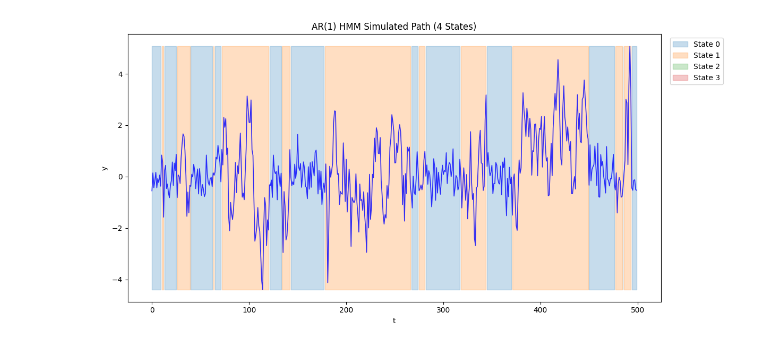
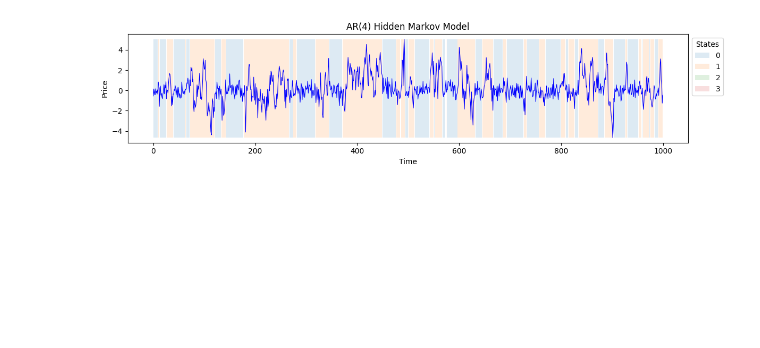
Before and after one commit to egil10/stk-mat2011, a Jupyter notebook: code/notebooks/ark.ipynb, the cells around one changed output. Saved outputs shown, nothing was run; the diff lists cells and outputs as text; code cells hidden in the pictures; blank space fills up the shorter version.

```diff
--- a/code/notebooks/ark.ipynb
+++ b/code/notebooks/ark.ipynb
@@ -8 +10,9 @@ os.makedirs(plot_dir, exist_ok=True)
+# %%
+""" Global parameters """
+
+# Answer to the universe
+np.random.seed(42)
+
+# Number of time periods
+T = 1000
 # %%
@@ -123,28 +180,34 @@ first 5 y values: [ 0.2221 -0.6083  1.945   0.6604 -1.0113]
 # %%
-plt.figure(figsize=(12,6))
-plt.plot(y, color="blue", linewidth=1.2, alpha=0.8)
-cmap = plt.cm.get_cmap('tab10')
+""" Plotting figure """
 
+# Setting figure size
+plt.figure(figsize=(12,3))
+
+# Plotting the line segments and filling in gaps
+plt.plot(y, color="blue", linewidth=0.8)
+
+# Filling in between the hidden parts
 for i in range(k):
     plt.fill_between(
         range(T),
         y.min(),
         y.max(),
         where=(states == i),
-        alpha=0.25,
-        color=cmap(i),
-        label=f"State {i}"
+        alpha=0.15,
+        label=f"{i}"
     )
 
-plt.title(f"AR(1) HMM Simulated Path ({k} States)")
-plt.xlabel("t")
-plt.ylabel("y")
+# Adding title, axes titles, and legend
+plt.title(f"AR({k}) Hidden Markov Model")
+plt.xlabel("Time")
+plt.ylabel("Price")
+plt.legend(title="States", bbox_to_anchor=(1, 1))
 
-plt.legend(bbox_to_anchor=(1.01, 1), loc='upper left')
+# Tight layout
 plt.tight_layout()
 
-plt.savefig(os.path.join(plot_dir, f"ar1_hmm_{k}_states.pdf"), bbox_inches="tight")
-
+# Saving and showing the figure
+plt.savefig(os.path.join(plot_dir, f"ar{k}-hmm.pdf"), bbox_inches="tight")
 plt.show()
 # %% [output]
-[figure, old version]
+[figure, new version]
```
Also changed, not shown: parts of 6 cells of this notebook, 11 other files.
